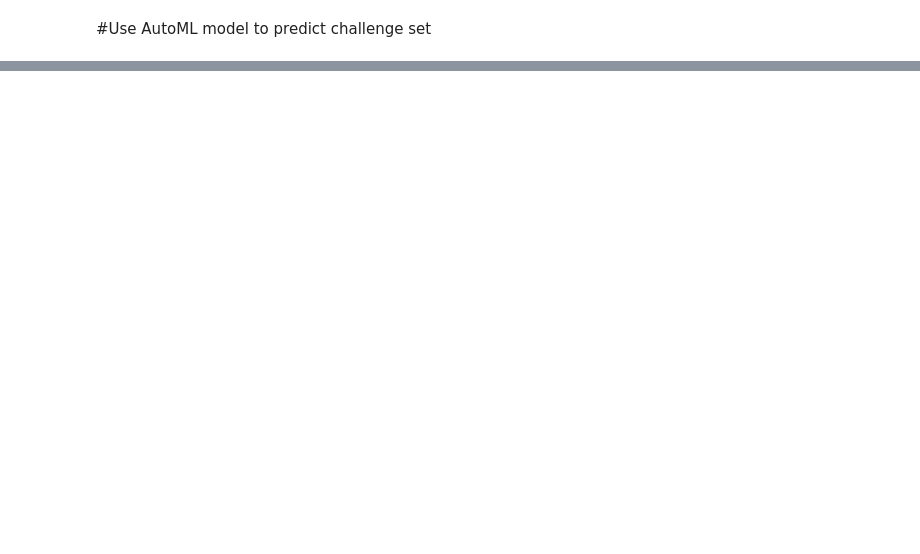
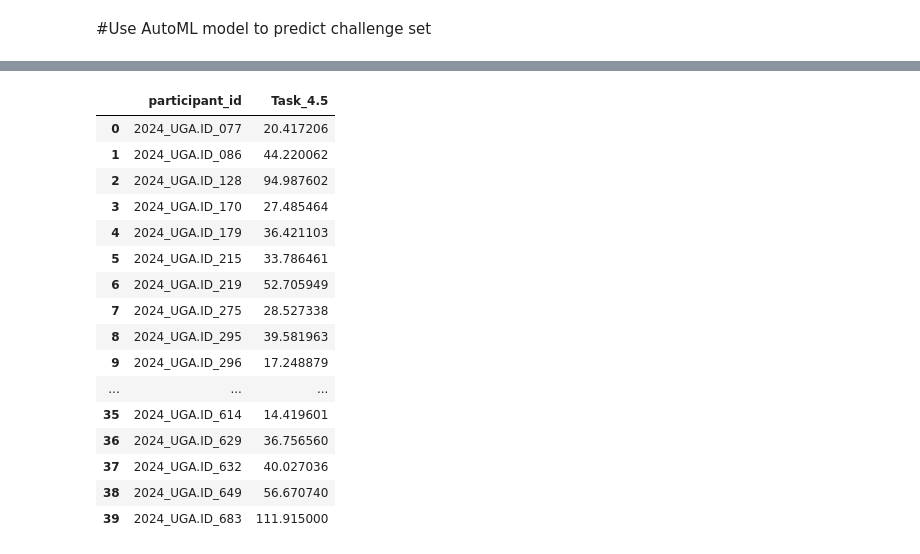
Before and after one commit to DirtyChay/cmi-flu-prediction-challenge-capstone, a Jupyter notebook: automl_models/task_4_5.ipynb, the cells around one changed output, grey strips where cells are left out. Saved outputs shown, nothing was run; the diff lists cells and outputs as text; code cells hidden in the pictures; blank space fills up the shorter version.

```diff
--- a/automl_models/task_4_5.ipynb
+++ b/automl_models/task_4_5.ipynb
@@ -653,2 +670,24 @@ plt.show()
 # %%
+results.drop(columns = ['Task_4.5'], inplace=True)
+results.rename(columns={'Task_4.5*': 'Task_4.5'}, inplace=True)
 results.to_csv(SUBMISSION_PATH + '/task_4_5.csv', index=False)
+# %%
+results
+# %% [output]
+|  | participant_id | Task_4.5 |
+| 0 | 2024_UGA.ID_077 | 20.417206 |
+| 1 | 2024_UGA.ID_086 | 44.220062 |
+| 2 | 2024_UGA.ID_128 | 94.987602 |
+| 3 | 2024_UGA.ID_170 | 27.485464 |
+| 4 | 2024_UGA.ID_179 | 36.421103 |
+| 5 | 2024_UGA.ID_215 | 33.786461 |
+| 6 | 2024_UGA.ID_219 | 52.705949 |
+| 7 | 2024_UGA.ID_275 | 28.527338 |
+| 8 | 2024_UGA.ID_295 | 39.581963 |
+| 9 | 2024_UGA.ID_296 | 17.248879 |
+| ... | ... | ... |
+| 35 | 2024_UGA.ID_614 | 14.419601 |
+| 36 | 2024_UGA.ID_629 | 36.756560 |
+| 37 | 2024_UGA.ID_632 | 40.027036 |
+| 38 | 2024_UGA.ID_649 | 56.670740 |
+| 39 | 2024_UGA.ID_683 | 111.915000 |
```
Also changed, not shown: parts of 15 cells of this notebook.
